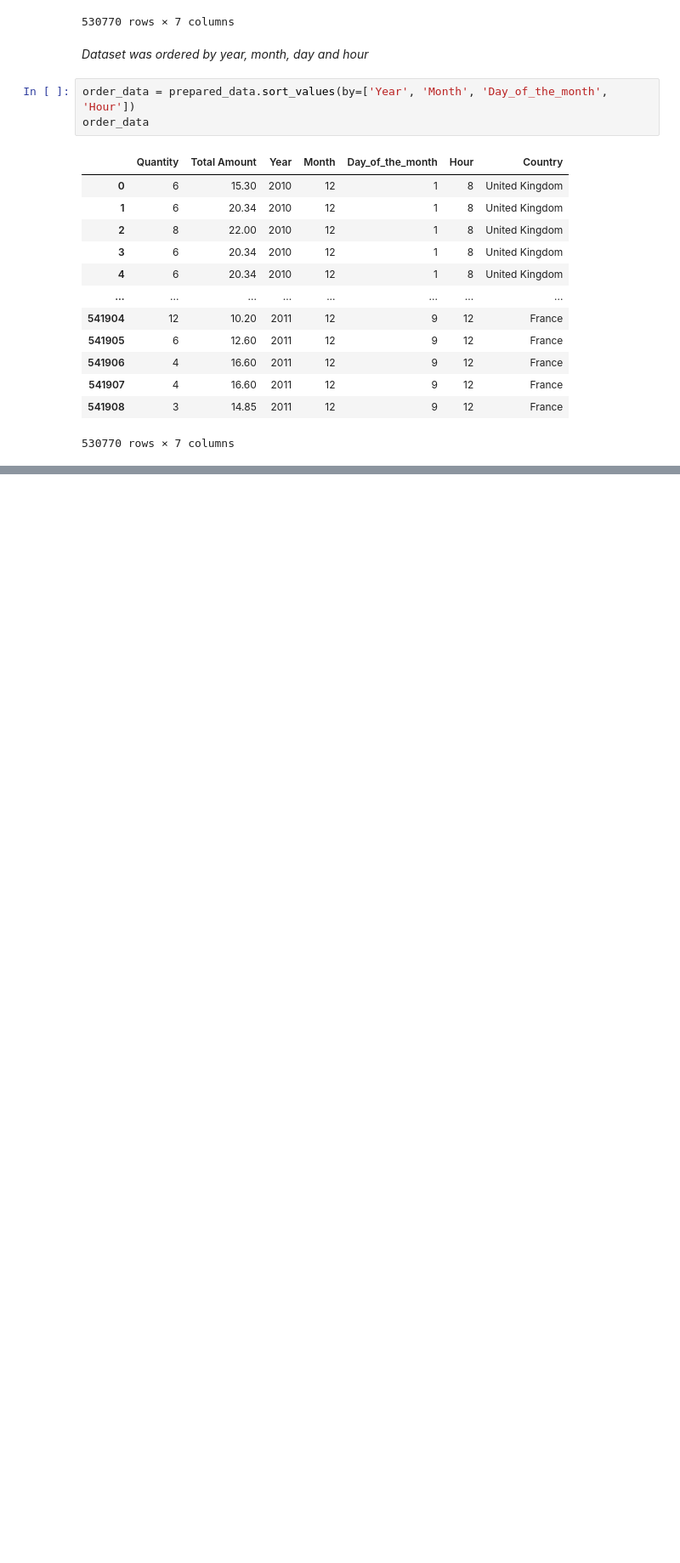
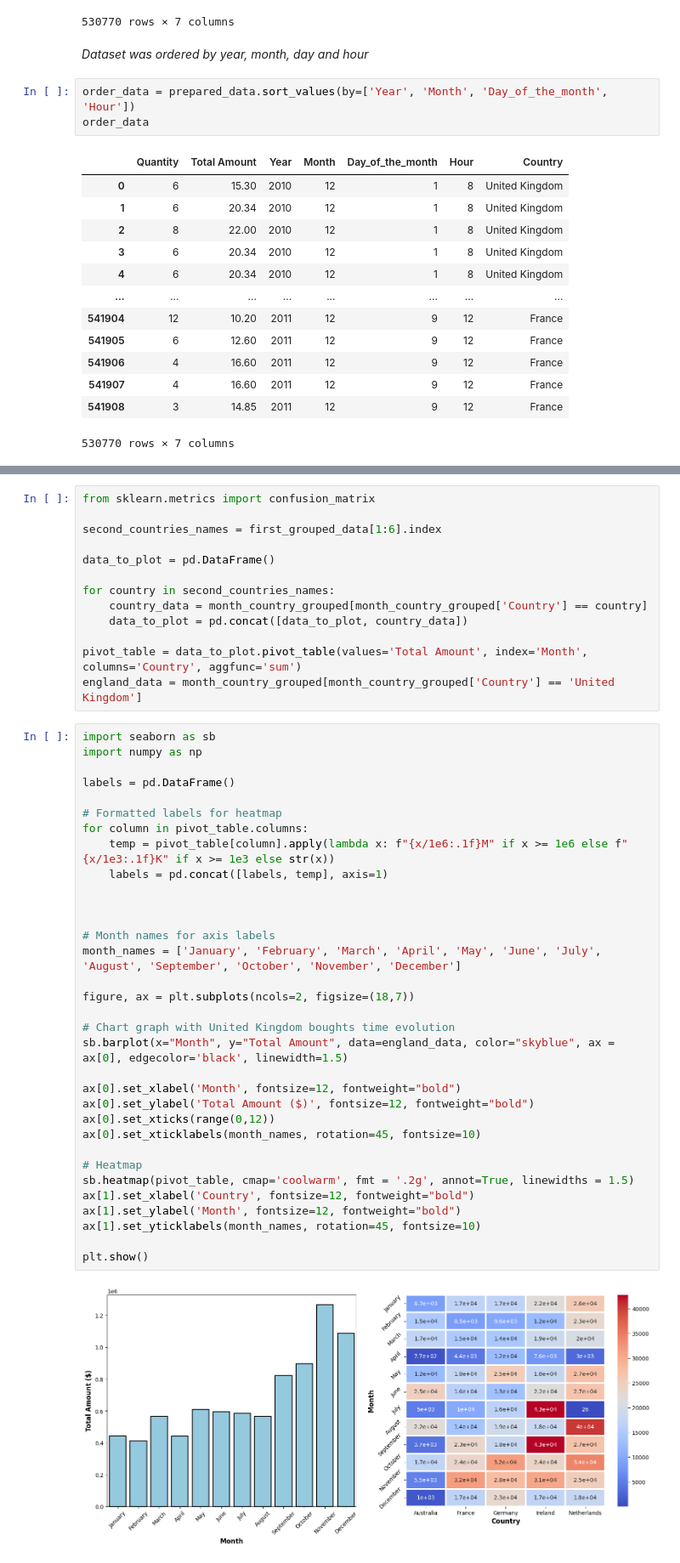
Before and after one commit to danielcamacho9712/E-commerce_Data_cleaning-exploration, a Jupyter notebook: project_data_cleaning.ipynb, the cells around one changed output, grey strips where cells are left out. Shown: that part at 85% size. Cells and saved outputs as stored; diff of their text form; blank space fills up the shorter version.

```diff
--- a/project_data_cleaning.ipynb
+++ b/project_data_cleaning.ipynb
@@ -322,0 +294,48 @@ plt.yticks(fontsize=12)
+# %%
+from sklearn.metrics import confusion_matrix
+
+second_countries_names = first_grouped_data[1:6].index
+
+data_to_plot = pd.DataFrame()
+
+for country in second_countries_names:
+    country_data = month_country_grouped[month_country_grouped['Country'] == country]
+    data_to_plot = pd.concat([data_to_plot, country_data])
+
+pivot_table = data_to_plot.pivot_table(values='Total Amount', index='Month', columns='Country', aggfunc='sum')
+england_data = month_country_grouped[month_country_grouped['Country'] == 'United Kingdom']
+# %%
+import seaborn as sb
+import numpy as np
+
+labels = pd.DataFrame()
+
+# Formatted labels for heatmap
+for column in pivot_table.columns:
+    temp = pivot_table[column].apply(lambda x: f"{x/1e6:.1f}M" if x >= 1e6 else f"{x/1e3:.1f}K" if x >= 1e3 else str(x))
+    labels = pd.concat([labels, temp], axis=1)
+
+
+
+# Month names for axis labels
+month_names = ['January', 'February', 'March', 'April', 'May', 'June', 'July', 'August', 'September', 'October', 'November', 'December']
+
+figure, ax = plt.subplots(ncols=2, figsize=(18,7))
+
+# Chart graph with United Kingdom boughts time evolution
+sb.barplot(x="Month", y="Total Amount", data=england_data, color="skyblue", ax = ax[0], edgecolor='black', linewidth=1.5)
+
+ax[0].set_xlabel('Month', fontsize=12, fontweight="bold")
+ax[0].set_ylabel('Total Amount ($)', fontsize=12, fontweight="bold")
+ax[0].set_xticks(range(0,12))
+ax[0].set_xticklabels(month_names, rotation=45, fontsize=10)
+
+# Heatmap
+sb.heatmap(pivot_table, cmap='coolwarm', fmt = '.2g', annot=True, linewidths = 1.5)
+ax[1].set_xlabel('Country', fontsize=12, fontweight="bold")
+ax[1].set_ylabel('Month', fontsize=12, fontweight="bold")
+ax[1].set_yticklabels(month_names, rotation=45, fontsize=10)
+
+plt.show()
+# %% [output]
+[figure, added]
```
Also changed, not shown: parts of 10 cells of this notebook.
